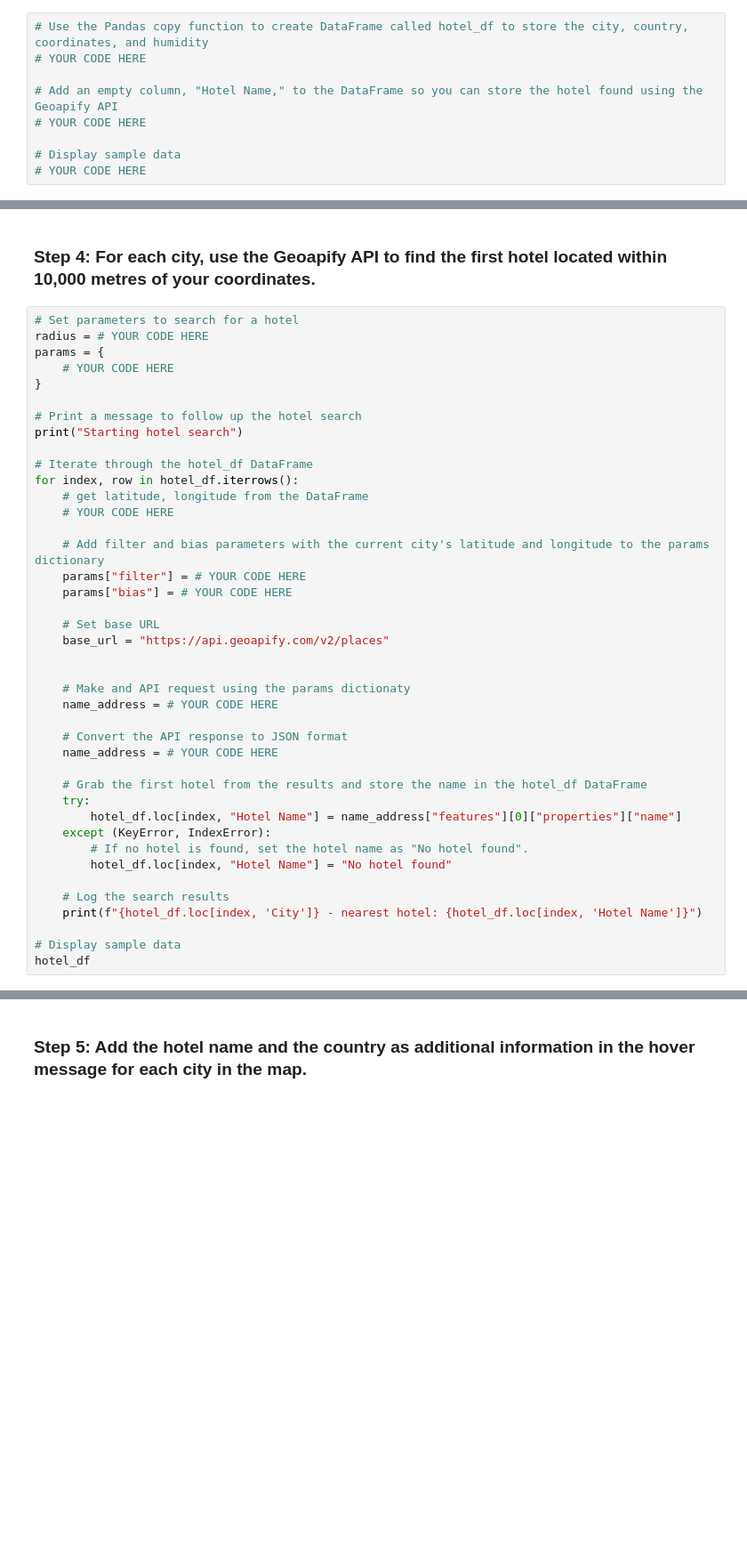
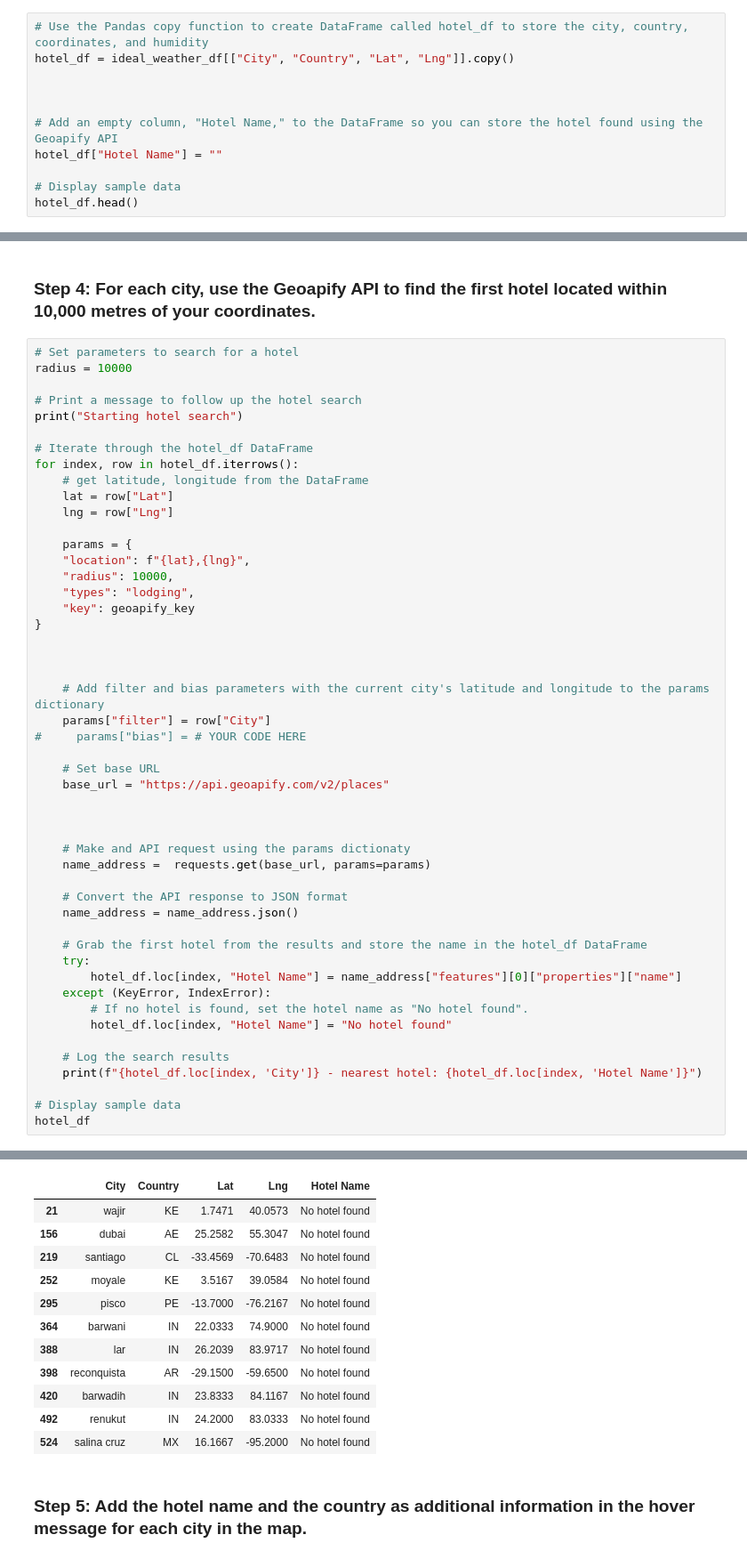
Before and after one commit to sonila15/python-api-challenge, a Jupyter notebook: WeatherPy/VacationPy.ipynb, the cells around one changed output, grey strips where cells are left out. Shown: that part at 89% size. Saved outputs shown, nothing was run; the diff lists cells and outputs as text; blank space fills up the shorter version.

```diff
--- a/WeatherPy/VacationPy.ipynb
+++ b/WeatherPy/VacationPy.ipynb
@@ -73,10 +82,12 @@ ideal_weather_df
 ### Step 3: Create a new DataFrame called `hotel_df`.
 # %%
 # Use the Pandas copy function to create DataFrame called hotel_df to store the city, country, coordinates, and humidity
-# YOUR CODE HERE
+hotel_df = ideal_weather_df[["City", "Country", "Lat", "Lng"]].copy()
+
+
 
 # Add an empty column, "Hotel Name," to the DataFrame so you can store the hotel found using the Geoapify API
-# YOUR CODE HERE
+hotel_df["Hotel Name"] = ""
 
 # Display sample data
-# YOUR CODE HERE
+hotel_df.head()
@@ -84,10 +102,7 @@ ideal_weather_df
 ### Step 4: For each city, use the Geoapify API to find the first hotel located within 10,000 metres of your coordinates.
 # %%
 # Set parameters to search for a hotel
-radius = # YOUR CODE HERE
-params = {
-    # YOUR CODE HERE
-}
+radius = 10000
 
 # Print a message to follow up the hotel search
 print("Starting hotel search")
@@ -95,21 +110,32 @@ print("Starting hotel search")
 # Iterate through the hotel_df DataFrame
 for index, row in hotel_df.iterrows():
     # get latitude, longitude from the DataFrame
-    # YOUR CODE HERE
+    lat = row["Lat"]
+    lng = row["Lng"]
+
+    params = {
+    "location": f"{lat},{lng}",
+    "radius": 10000,
+    "types": "lodging",
+    "key": geoapify_key
+}
+
+
 
     # Add filter and bias parameters with the current city's latitude and longitude to the params dictionary
-    params["filter"] = # YOUR CODE HERE
-    params["bias"] = # YOUR CODE HERE
+    params["filter"] = row["City"]
+#     params["bias"] = # YOUR CODE HERE
 
     # Set base URL
     base_url = "https://api.geoapify.com/v2/places"
 
 
+
     # Make and API request using the params dictionaty
-    name_address = # YOUR CODE HERE
+    name_address =  requests.get(base_url, params=params)
 
     # Convert the API response to JSON format
-    name_address = # YOUR CODE HERE
+    name_address = name_address.json()
 
     # Grab the first hotel from the results and store the name in the hotel_df DataFrame
     try:
@@ -128,3 +165,15 @@ SyntaxError: invalid syntax (788381735.py, line 2)
+|  | City | Country | Lat | Lng | Hotel Name |
+| 21 | wajir | KE | 1.7471 | 40.0573 | No hotel found |
+| 156 | dubai | AE | 25.2582 | 55.3047 | No hotel found |
+| 219 | santiago | CL | -33.4569 | -70.6483 | No hotel found |
+| 252 | moyale | KE | 3.5167 | 39.0584 | No hotel found |
+| 295 | pisco | PE | -13.7000 | -76.2167 | No hotel found |
+| 364 | barwani | IN | 22.0333 | 74.9000 | No hotel found |
+| 388 | lar | IN | 26.2039 | 83.9717 | No hotel found |
+| 398 | reconquista | AR | -29.1500 | -59.6500 | No hotel found |
+| 420 | barwadih | IN | 23.8333 | 84.1167 | No hotel found |
+| 492 | renukut | IN | 24.2000 | 83.0333 | No hotel found |
+| 524 | salina cruz | MX | 16.1667 | -95.2000 | No hotel found |
 # %% [markdown]
 ### Step 5: Add the hotel name and the country as additional information in the hover message for each city in the map.
 # %%
```
Also changed, not shown: parts of 6 cells of this notebook.
